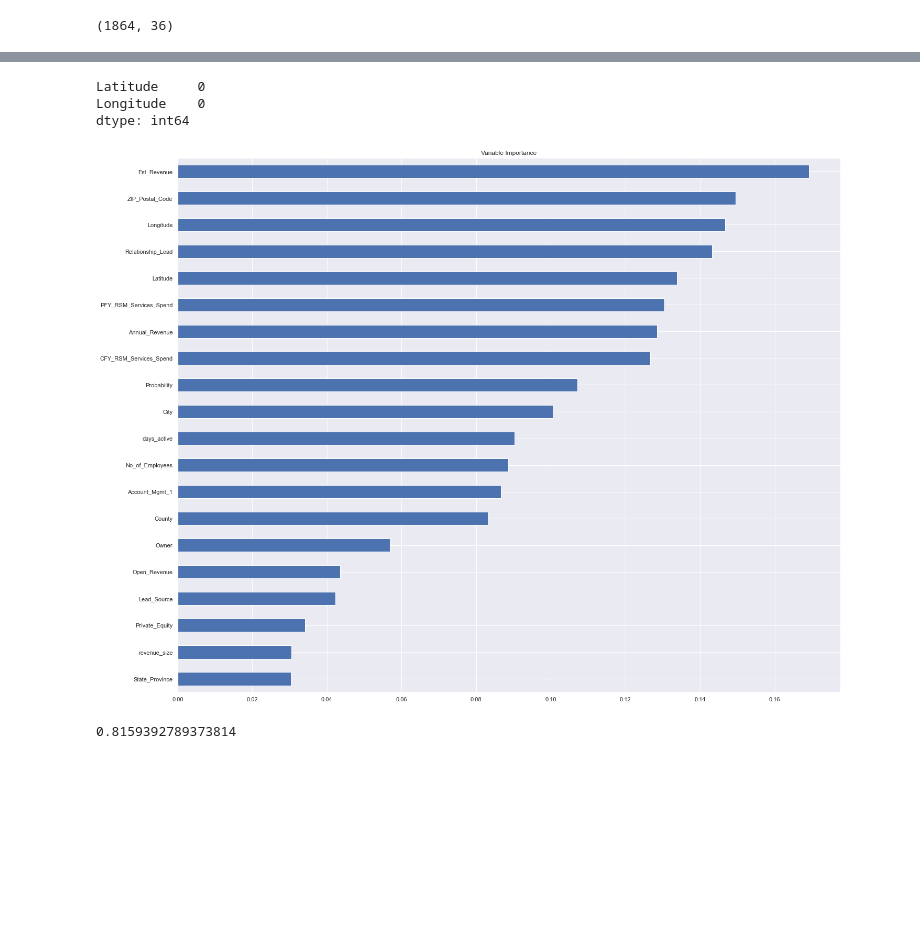
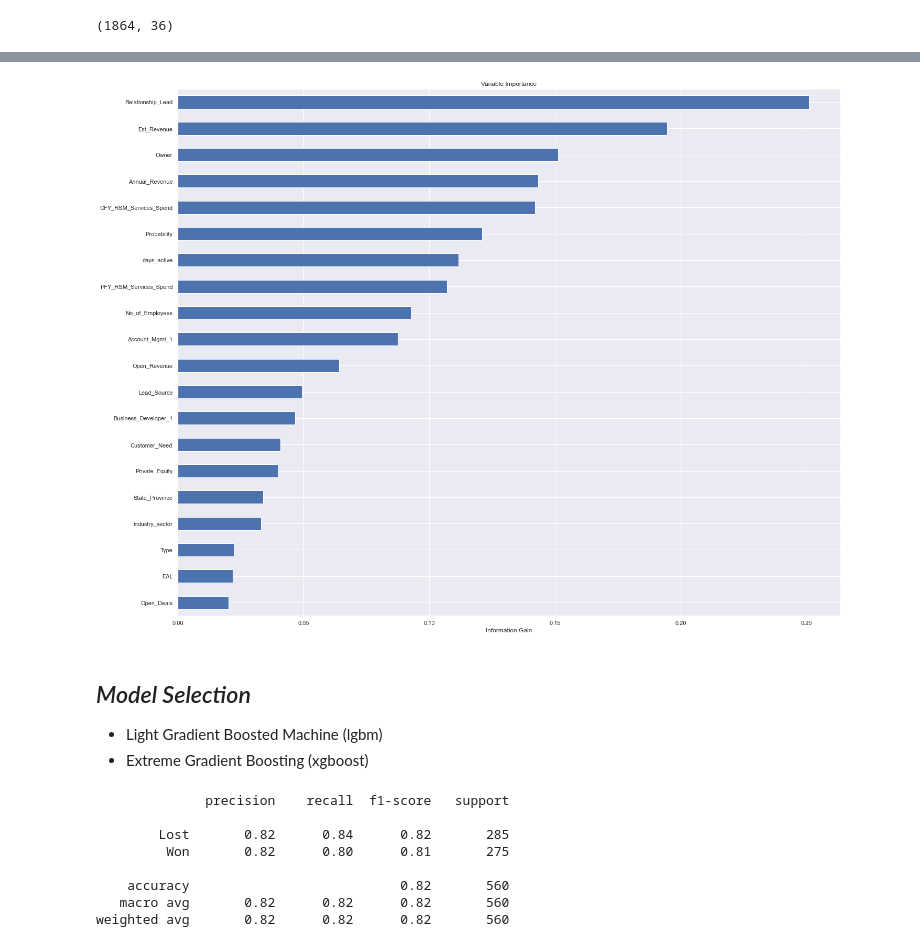
Before and after one commit to benkarabinus/TOOL1_FINAL_PROJECT, a Jupyter notebook: Karabinus_Ben_Final_Project_Rough.ipynb, the cells around one changed output, grey strips where cells are left out. Drawn from its saved outputs; the diff is of its cells as text; code cells hidden in the pictures; blank space fills up the shorter version.

```diff
--- a/Karabinus_Ben_Final_Project_Rough.ipynb
+++ b/Karabinus_Ben_Final_Project_Rough.ipynb
@@ -156,12 +172,3 @@ opportunities[['opportunity_id', 'Entity_ID']].isna().sum()
 opportunity_id    0
 Entity_ID         0
 dtype: int64
-# %%
-# drop columns missing more than 50% of values
-"""
-perc = 0.50
-threshold = int(perc*opportunities.shape[0])
-opportunities.dropna(axis=1, thresh=threshold, inplace=True)
-print("Dropping features missing 50 percent or more data reduces the dimension of the dataset"
-" to {} features.".format(len(opportunities.columns)))
-"""
@@ -501,27 +485,24 @@ opportunities.to_csv('Opportunity_reduced.csv')
-# %%
-opportunities.drop(columns=['Est_Close_Date', 'System_Close_Date', 'Created_On'], inplace=True)
-opportunities.dropna(axis=0, inplace=True)
-# %%
-opportunities[['Latitude', 'Longitude']].isna().sum()
-# %% [output]
-Latitude     0
-Longitude    0
-dtype: int64
 # %%
 """preprocessing"""
+
+# drop columns that will not be included in final model
+opportunities.drop(columns=['Est_Close_Date', 'System_Close_Date', 'Created_On','Latitude',
+                            'Longitude', 'City', 'County', 'ZIP_Postal_Code' ], inplace=True)
+opportunities.fillna(value=0, inplace=True)
+# susbset features for mutual infomation feature selection
 x = opportunities.iloc[:, :-1]
 y = opportunities.iloc[:, -1]
-x_catboost = opportunities.iloc[:, :-1]
-y_catboost = opportunities.iloc[:, -1]
+# index continuous and categorical features
 numeric_idx = x.select_dtypes(include=['int64', 'float64']).columns
 categorical_idx = x.select_dtypes(include=['object', 'bool']).columns
+# encode categorical featurs as integers
 oe = OrdinalEncoder()
 oe.fit(x[categorical_idx])
+#x = pd.get_dummies(x, drop_first=True)
+# apply robust scaling to continuous features
 x[categorical_idx] = oe.transform(x[categorical_idx])
 numeric_scaler = RobustScaler()
 x[numeric_idx] = numeric_scaler.fit_transform(x[numeric_idx])
-le = LabelEncoder()
-le.fit(y)
-y = le.transform(y)
-x_train, x_test, y_train, y_test = train_test_split(x, y, test_size=0.30, random_state=1)
-x_train_cat, x_test_cat, y_train_cat, y_test_cat = train_test_split(x, y, test_size=0.30, random_state=1)
+#le = LabelEncoder()
+#le.fit(y)
+#y = le.transform(y)
@@ -538,8 +509,20 @@ importance.sort_values(ascending=False, inplace=True)
+# %%
+"""define Mutual Info classifier"""
+
+# get numeric indices for categorical features
+discrete_idx =[]
+for col in categorical_idx:
+   discrete_idx.append(x.columns.get_loc(col))
+# fit mutual_info_class passing the indices of discrete columns as param
+importance = mutual_info_classif(x, y, random_state=14, discrete_features=discrete_idx)
+importance = pd.Series(importance, index=x.columns)
+importance.sort_values(ascending=False, inplace=True)
 # %%
 """Plot variable importance"""
 importance[0:20].sort_values(ascending=True).plot.barh(figsize=(20, 15))
 plt.title('Variable Importance')
+plt.xlabel('Information Gain')
 plt.tight_layout()
 # %% [output]
-[figure, old version]
+[figure, new version]
 # %%
@@ -548,0 +532,5 @@ x_test = x_test[importance[0:20].index]
+# %% [markdown]
+## *_Model Selection_*
+
+- Light Gradient Boosted Machine (lgbm)
+- Extreme Gradient Boosting (xgboost)
@@ -550,9 +588,14 @@ x_test = x_test[importance[0:20].index]
 """really light gbm"""
 lgbm_model = LGBMClassifier()
 lgbm_model.fit(x_train, y_train)
-
 predictions = lgbm_model.predict(x_test)
-accuracy = accuracy_score(y_test, predictions)
-accuracy
+print_report(y_test, predictions)
 # %% [output]
-0.8159392789373814
+              precision    recall  f1-score   support
+
+        Lost       0.82      0.84      0.82       285
+         Won       0.82      0.80      0.81       275
+
+    accuracy                           0.82       560
+   macro avg       0.82      0.82      0.82       560
+weighted avg       0.82      0.82      0.82       560
```
Also changed, not shown: parts of 29 cells of this notebook.
